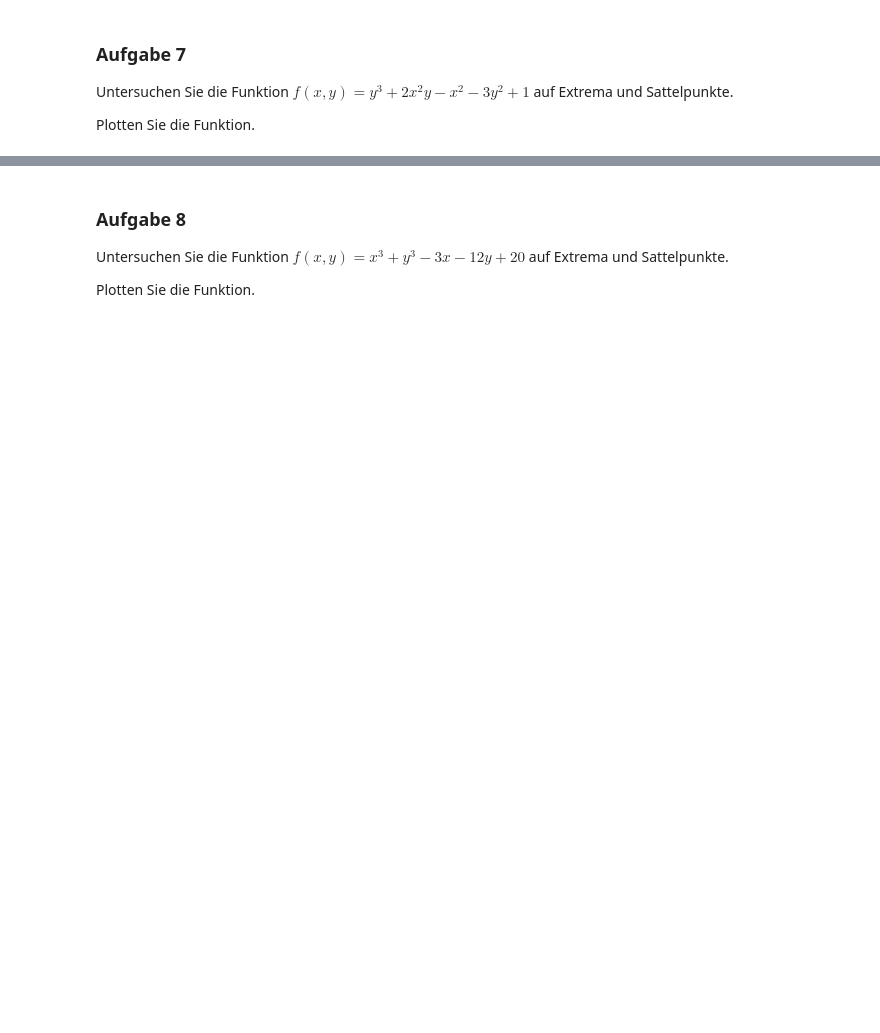
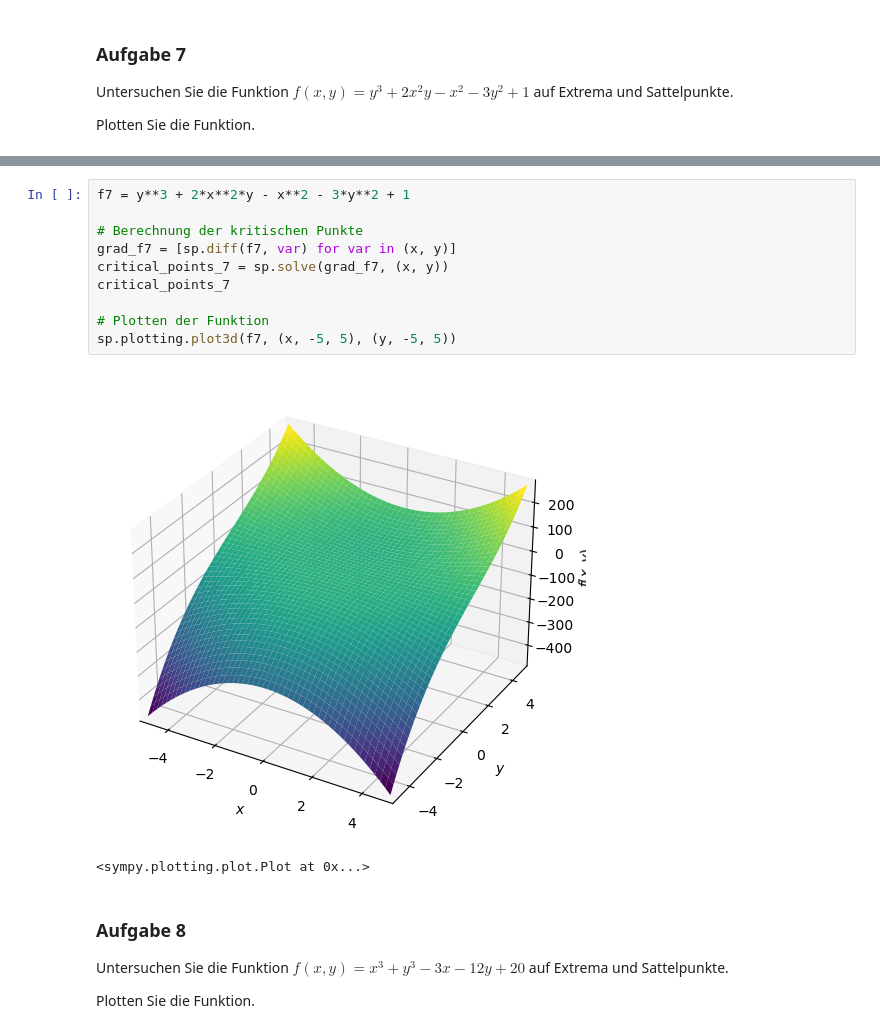
Before and after one commit to maixnor/uniwien, a Jupyter notebook: notebooks/Aufgabenblatt_10.ipynb, the cells around one changed output, grey strips where cells are left out. Saved outputs shown, nothing was run; the diff lists cells and outputs as text; blank space fills up the shorter version.

```diff
--- a/notebooks/Aufgabenblatt_10.ipynb
+++ b/notebooks/Aufgabenblatt_10.ipynb
@@ -86,3 +576,16 @@ Plotten Sie die Funktion.
+# %%
+f7 = y**3 + 2*x**2*y - x**2 - 3*y**2 + 1
+
+# Berechnung der kritischen Punkte
+grad_f7 = [sp.diff(f7, var) for var in (x, y)]
+critical_points_7 = sp.solve(grad_f7, (x, y))
+critical_points_7
+
+# Plotten der Funktion
+sp.plotting.plot3d(f7, (x, -5, 5), (y, -5, 5))
+# %% [output]
+[figure, added]
+<sympy.plotting.plot.Plot at 0x...>
 # %% [markdown]
 ### Aufgabe 8
 
```
Also changed, not shown: parts of 20 cells of this notebook, 1 other file.
